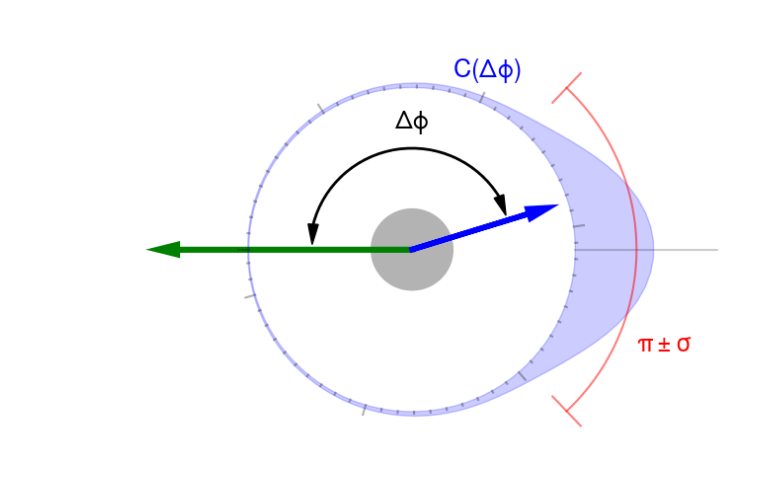
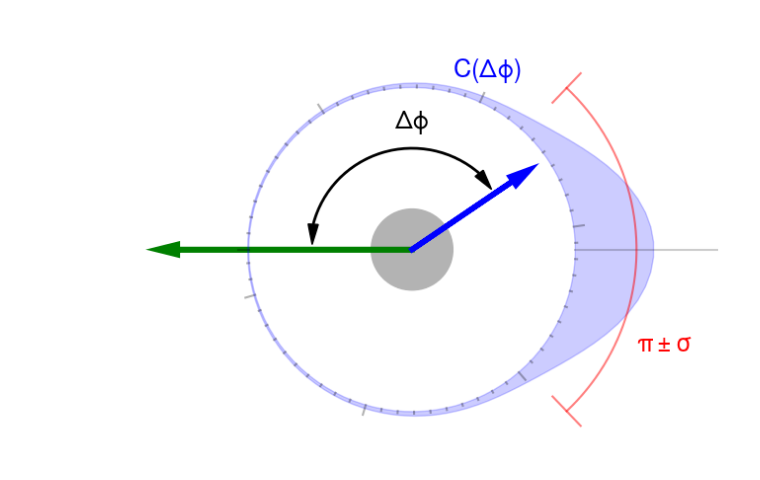
Before and after one commit to smoranvas/di-hadron, a Jupyter notebook: WidthsBroadeningsllustrations.ipynb, the cells around one changed output. Drawn from its saved outputs; the diff is of its cells as text; code cells hidden in the pictures.

```diff
--- a/WidthsBroadeningsllustrations.ipynb
+++ b/WidthsBroadeningsllustrations.ipynb
@@ -58,7 +58,7 @@ plt.gca().add_patch(mpl.patches.Circle((0, 0), 0.4, color='0.7'))
 #arrows for pT
 arrowstyle=dict(head_width=0.1, head_length=0.2, linewidth=4)
 plt.arrow(0,0, -2.3, 0, **arrowstyle, color='g')
-phi=.3
+phi=.6
 plt.arrow(0,0, 1.2*np.cos(phi), 1.2*np.sin(phi), **arrowstyle, color='b')
 
 #Delta phi
@@ -96,31 +96,31 @@ plt.text(0.4, 1.7, "$C(\Delta\phi)$", fontsize=fontsize, rotation=0, color='b')
 #plt.circarrow(3,0,0,-RMS*180/np.pi, RMS*180/np.pi, **arrowstyle,
 #              startarrow=True, endarrow=False, color='k')
 
 r=1.6
 dr=0.1
 for i in range(63):
     dr = 0.1 if  i%10==0 else .02
     th=np.pi-0.1*i
     plt.plot((r*np.cos(th), (r+dr)*np.cos(th)), (r*np.sin(th), (r+dr)*np.sin(th)),
            color='k', alpha=0.3)
 
 
 # at pi
 plt.plot((r, 3),(0,0), color='k', alpha=0.2)
 
 
 theta=np.linspace(-RMS, RMS)
 r=2.2
 plt.plot(r*np.cos(theta), r*np.sin(theta), color='r', alpha=0.5)
 
 dr=.2
 for theta in RMS, -RMS:
     plt.plot(((r-dr)*np.cos(theta), (r+dr)*np.cos(theta)),
          ((r-dr)*np.sin(theta), (r+dr)*np.sin(theta)),  color='r', alpha=0.5)
 plt.text(2.2, -1, "$\\pi\\pm\\sigma$", color='r', fontsize=fontsize)
 
 ax.axis("off")
 plt.savefig("corr_width_illustration.pdf")
 plt.show()
 # %% [output]
-[figure, old version]
+[figure, new version]
```
Also changed, not shown: parts of 2 cells of this notebook.
